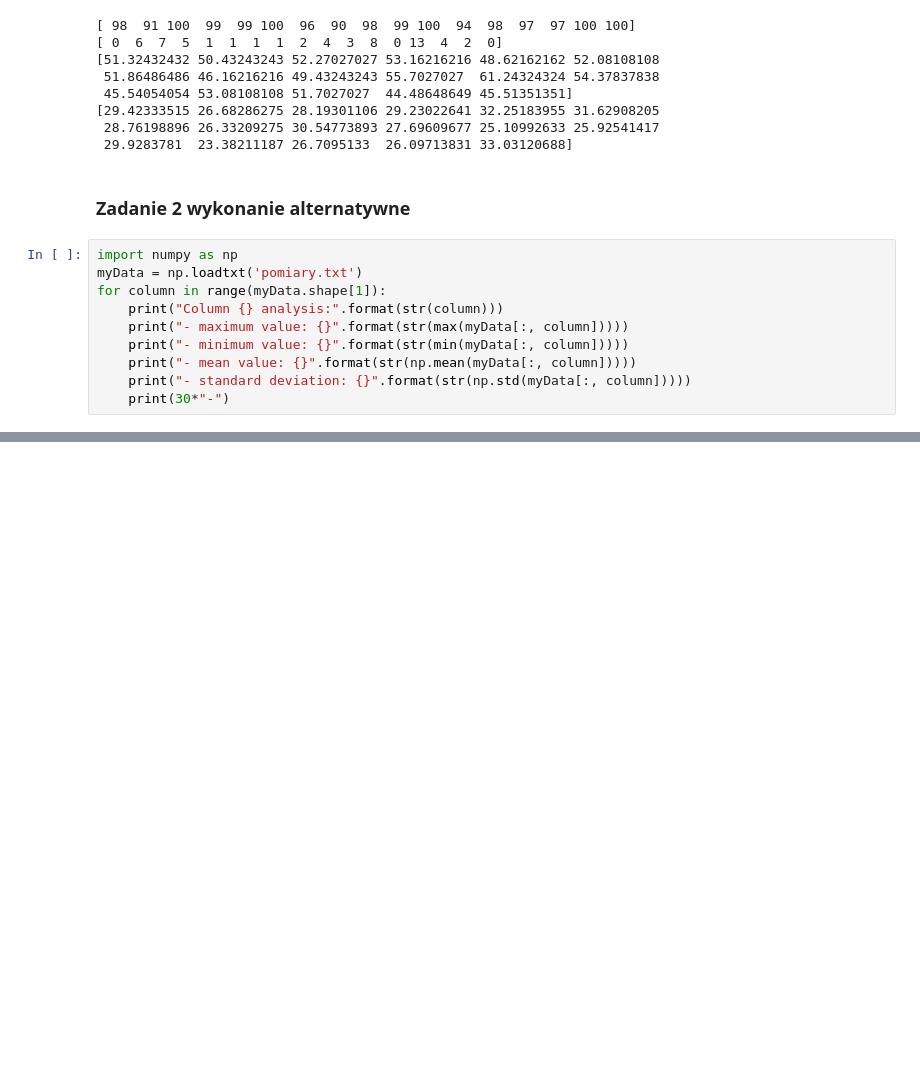
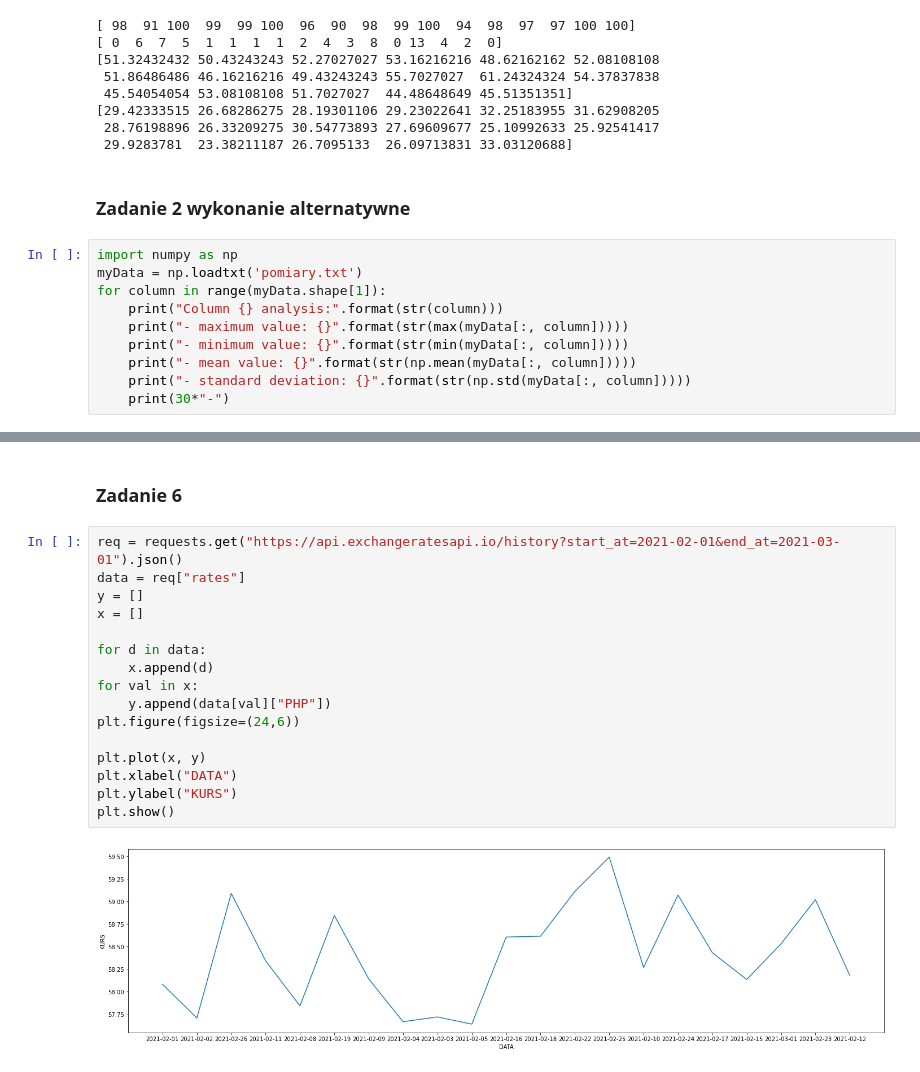
Before and after one commit to Metisek/bootcamp, a Jupyter notebook: 8 Zajęcia Matplotlib, wizulizacja danych/Zajęcia 8 Zadania wspólne.ipynb, the cells around one changed output, grey strips where cells are left out. Cells and saved outputs as stored; diff of their text form; blank space fills up the shorter version.

```diff
--- a/8 Zajęcia Matplotlib, wizulizacja danych/Zajęcia 8 Zadania wspólne.ipynb
+++ b/8 Zajęcia Matplotlib, wizulizacja danych/Zajęcia 8 Zadania wspólne.ipynb
@@ -43,0 +106,20 @@ for column in range(myData.shape[1]):
+# %% [markdown]
+<h3> Zadanie 6 </h3>
+# %%
+req = requests.get("https://api.exchangeratesapi.io/history?start_at=2021-02-01&end_at=2021-03-01").json()
+data = req["rates"]
+y = []
+x = []
+
+for d in data:
+    x.append(d)
+for val in x:
+    y.append(data[val]["PHP"])
+plt.figure(figsize=(24,6))
+
+plt.plot(x, y)
+plt.xlabel("DATA")
+plt.ylabel("KURS")
+plt.show()
+# %% [output]
+[figure, added]
```
Also changed, not shown: parts of 6 cells of this notebook, 10 other files.
